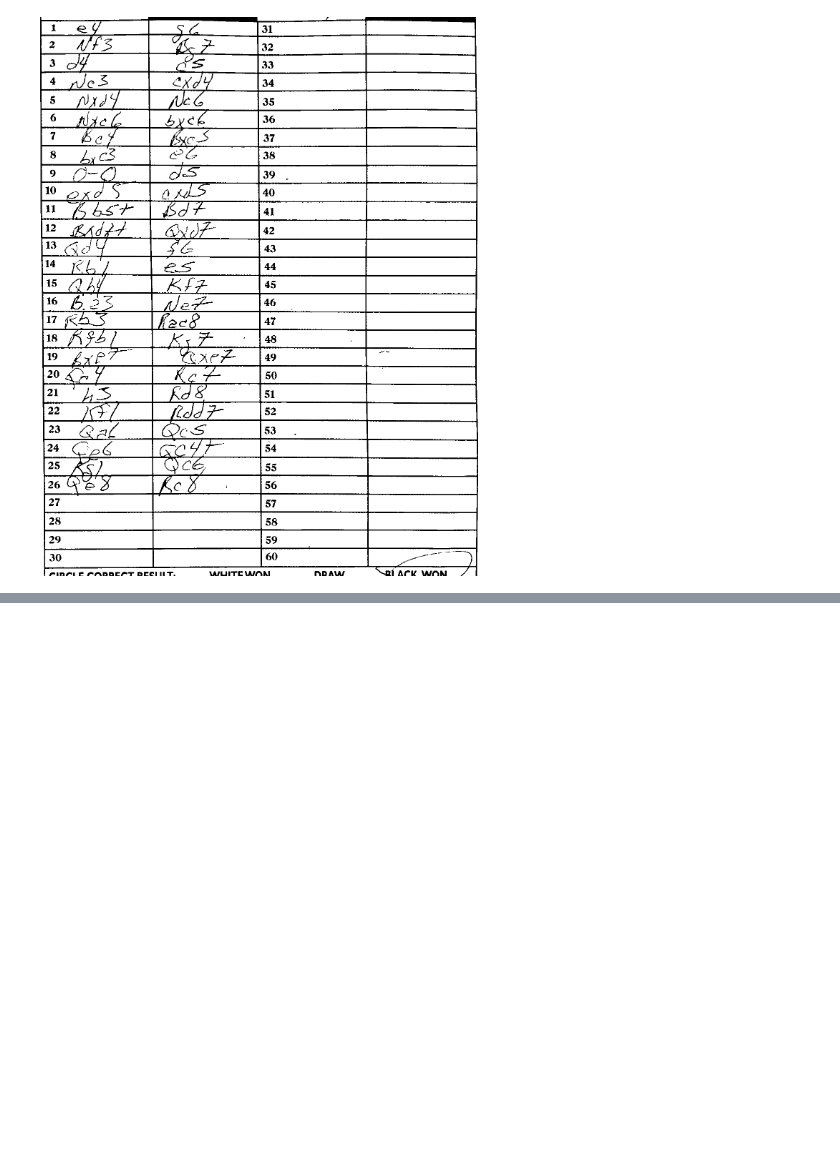
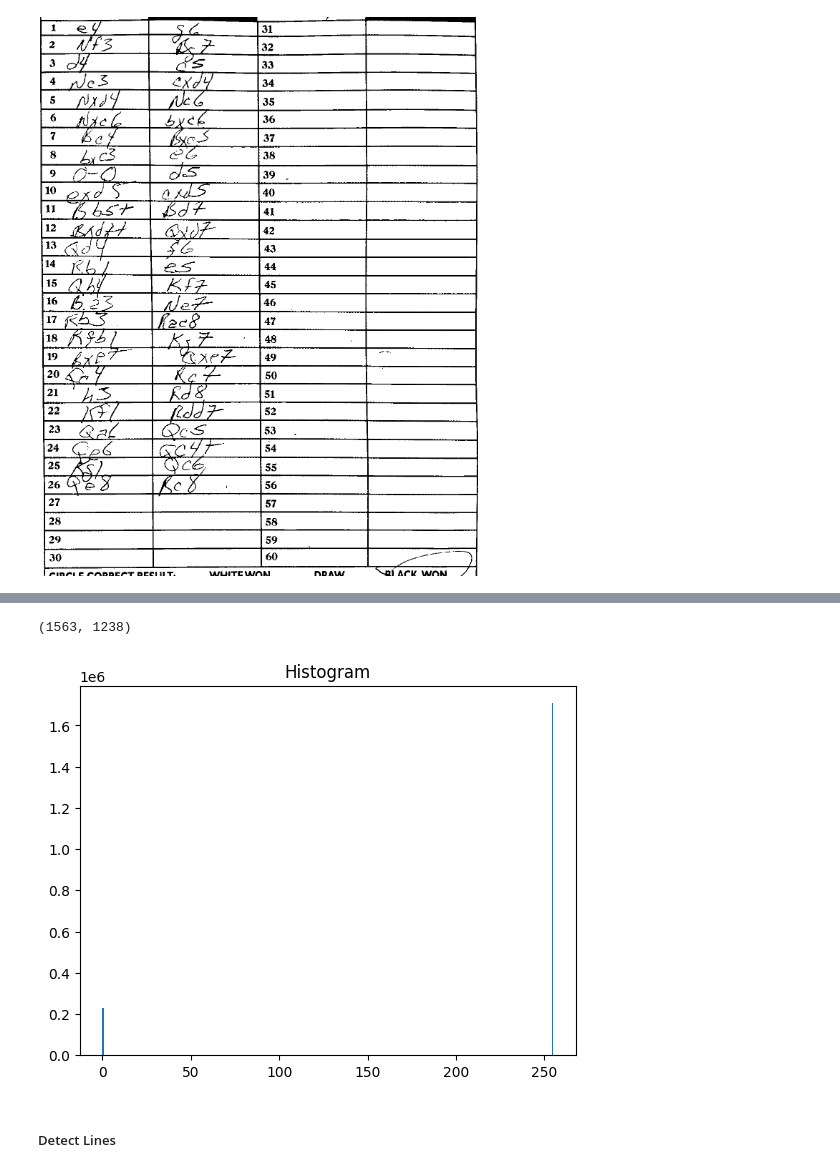
Before and after one commit to benjaminkost/chess-scoresheet-digitalization-service, a Jupyter notebook: src/classes_for_steps/uat_preprocess_strategy.ipynb, the cells around one changed output, grey strips where cells are left out. Cells and saved outputs as stored; diff of their text form; code cells hidden in the pictures; blank space fills up the shorter version.

```diff
--- a/src/classes_for_steps/uat_preprocess_strategy.ipynb
+++ b/src/classes_for_steps/uat_preprocess_strategy.ipynb
@@ -51,0 +79,2 @@ image_just_containing_grid_lines
+# %%
+dataset_binary = HuggingFacePreprocessingStrategy().process_image_dataset_gray_scaled_to_binary_with_threshold_with_pythreshold(grayscaled_dataset)
@@ -51,0 +87,16 @@ image_just_containing_grid_lines
+# %%
+np_img_binary_pythreshold = np.array(dataset_binary["train"][0]["image"])
+# %%
+print(np_img_binary_pythreshold.shape)
+# %% [output]
+(1563, 1238)
+# %%
+np_img_binary_pythreshold = np_img_binary_pythreshold.astype(np.uint8) * 255
+# %%
+plt.hist(np_img_binary_pythreshold.ravel(), bins=256)
+plt.title("Histogram")
+plt.show()
+# %% [output]
+[figure, added]
+# %% [markdown]
+##### Detect Lines
```
Also changed, not shown: parts of 31 cells of this notebook, 2 other files.
